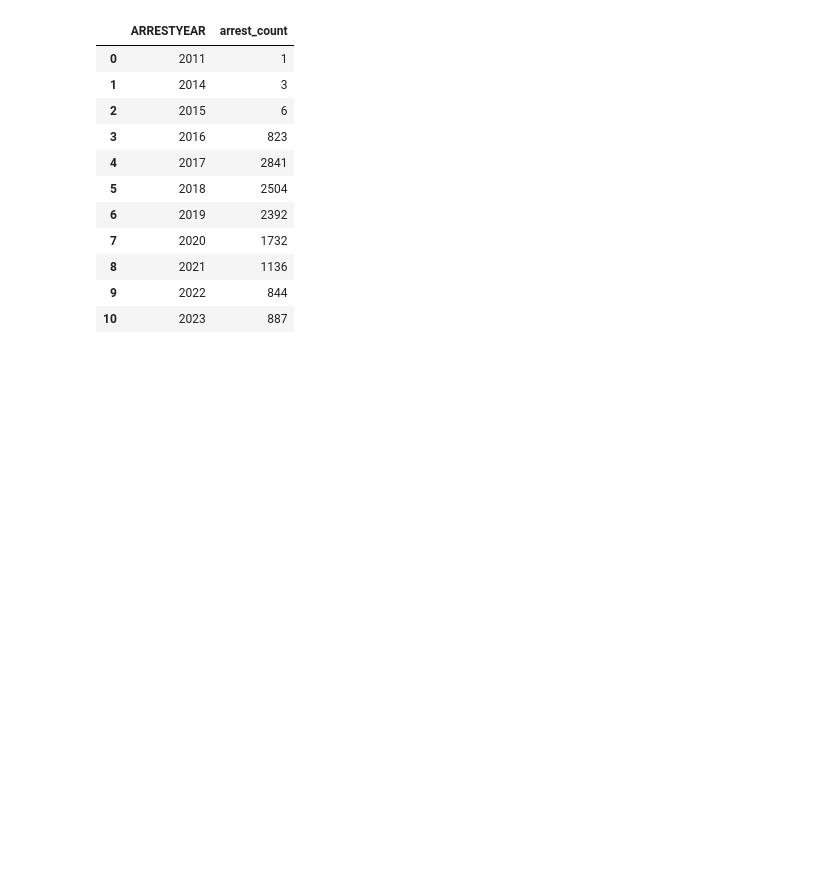
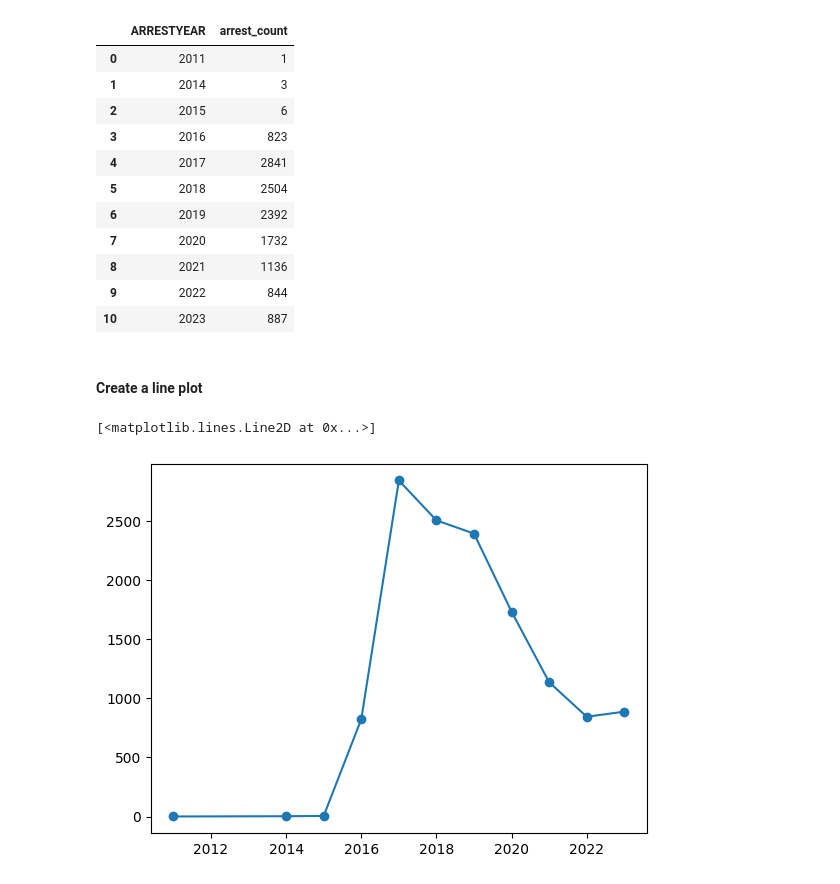
Before and after one commit to trailmarkerlib/policeProjectPythonWorkshop, a Jupyter notebook: python_workshop_2024_02_05.ipynb, the cells around one changed output. Saved outputs shown, nothing was run; the diff lists cells and outputs as text; code cells hidden in the pictures; blank space fills up the shorter version.

```diff
--- a/python_workshop_2024_02_05.ipynb
+++ b/python_workshop_2024_02_05.ipynb
@@ -81,3 +81,10 @@ df_summ_by_year
 | 8 | 2021 | 1136 |
 | 9 | 2022 | 844 |
 | 10 | 2023 | 887 |
+# %% [markdown]
+#### Create a line plot
+# %%
+plt.plot(df_summ_by_year['ARRESTYEAR'], df_summ_by_year['arrest_count'], marker='o', linestyle='solid')
+# %% [output]
+[<matplotlib.lines.Line2D at 0x...>]
+[figure, added]
```
Also changed, not shown: parts of 6 cells of this notebook.
